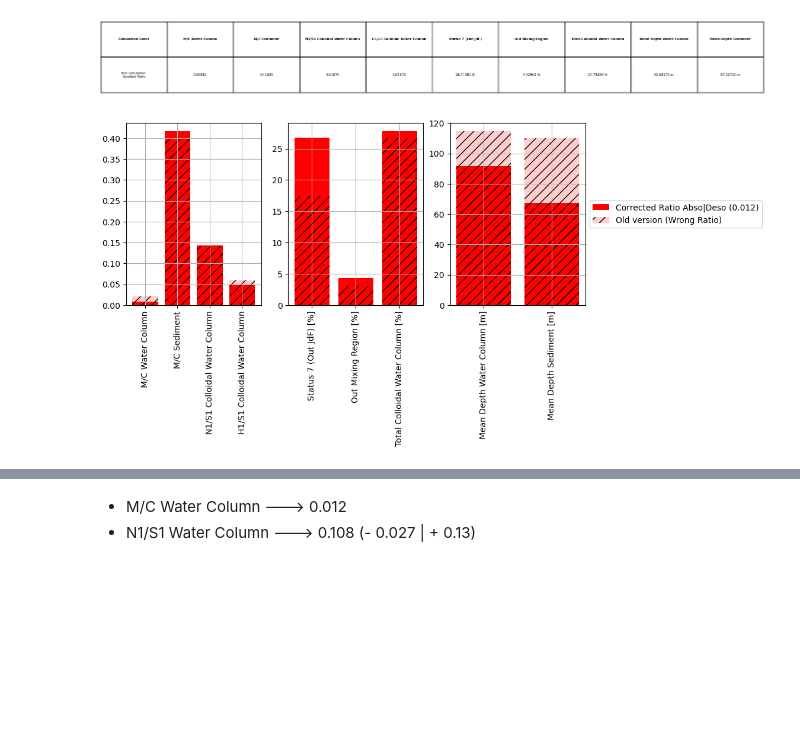
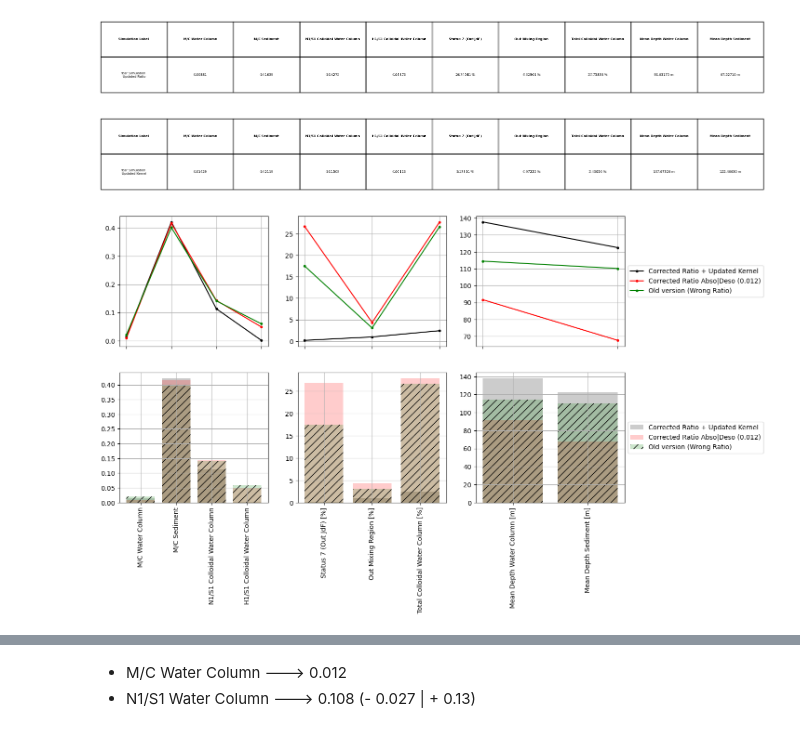
Before and after one commit to SalishSeaCast/analysis-vicente, a Jupyter notebook: Ocean_Parcels/PBDE_simulations/Metrics_Calculations.ipynb, the cells around one changed output, grey strips where cells are left out. Saved outputs shown, nothing was run; the diff lists cells and outputs as text; code cells hidden in the pictures; blank space fills up the shorter version.

Commit message:
updated kernel run

```diff
--- a/Ocean_Parcels/PBDE_simulations/Metrics_Calculations.ipynb
+++ b/Ocean_Parcels/PBDE_simulations/Metrics_Calculations.ipynb
@@ -14,6 +14,7 @@ Simulation File
 # %%
 filename0 = '/home/vvalenzuela/MOAD/Ocean_Parcels/results/Simulations_runs/PBDE_particles_for_0112022_run_365_days_no_buried_tau_crit_1e-2_upwards_testing.zarr'
 filename1 = '/home/vvalenzuela/MOAD/Ocean_Parcels/results/Simulations_runs/PBDE_particles_for_0112022_run_365_days_updated_ratio_year_simulation.zarr'
+filename2 = '/home/vvalenzuela/MOAD/Ocean_Parcels/results/Simulations_runs/PBDE_particles_for_0112022_run_365_days_kernel_updated.zarr'
 # %%
 data0 = Calculations_Functions.proportions_from_filename(filename0)
 data1 = Calculations_Functions.proportions_from_filename(filename1)
@@ -25,20 +27,48 @@ tabla0 = Calculations_Functions.metrics_table(filename0, title = 'Year Simulatio
 tabla1 = Calculations_Functions.metrics_table(filename1, title = 'Year Simulation \n Updated Ratio')
 # %% [output]
 [figure]
+# %%
+tabla2 = Calculations_Functions.metrics_table(filename2, title = 'Year Simulation \n Updated Kernel')
+# %% [output]
+[figure, added]
 # %%
-fig, ax = plt.subplots(1,3,figsize = (10,4))
-ax[0].bar(tabla1.columns[1:5], tabla1.loc[0].values[1:5],color = 'r', label = 'Corrected Ratio Abso|Deso (0.012)')
-ax[0].bar(tabla0.columns[1:5], tabla0.loc[0].values[1:5],color = 'r', hatch = '//', alpha = .2, label = 'Old version (Wrong Ratio)')
+fig, ax = plt.subplots(2,3,figsize = (14,8))
 #
-ax[1].bar(tabla1.columns[5:8], tabla1.loc[0].values[5:8],color = 'r', label = 'Corrected Ratio Abso|Deso (0.012)')
-ax[1].bar(tabla0.columns[5:8], tabla0.loc[0].values[5:8],color = 'r', hatch = '//', alpha = .2, label = 'Old version (Wrong Ratio)')
+ax[0,0].plot(tabla2.columns[1:5], tabla2.loc[0].values[1:5],'.-k', label = 'Corrected Ratio + Updated Kernel')
+ax[0,0].plot(tabla1.columns[1:5], tabla1.loc[0].values[1:5],'.-r', label = 'Corrected Ratio Abso|Deso (0.012)')
+ax[0,0].plot(tabla0.columns[1:5], tabla0.loc[0].values[1:5],'.-g', label = 'Old version (Wrong Ratio)')
+
 #
-ax[2].bar(tabla1.columns[8:], tabla1.loc[0].values[8:],color = 'r', label = 'Corrected Ratio Abso|Deso (0.012)')
-ax[2].bar(tabla0.columns[8:], tabla0.loc[0].values[8:],color = 'r', hatch = '//', alpha = .2, label = 'Old version (Wrong Ratio)')
+ax[0,1].plot(tabla2.columns[5:8], tabla2.loc[0].values[5:8],'.-k', label = 'Corrected Ratio + Updated Kernel')
+ax[0,1].plot(tabla1.columns[5:8], tabla1.loc[0].values[5:8], '.-r',label = 'Corrected Ratio Abso|Deso (0.012)')
+ax[0,1].plot(tabla0.columns[5:8], tabla0.loc[0].values[5:8],'.-g', label = 'Old version (Wrong Ratio)')
+
 #
-ax[2].legend(loc='center left',bbox_to_anchor=(1.0, 0.5))
-for ax_i in ax:
+ax[0,2].plot(tabla2.columns[8:], tabla2.loc[0].values[8:],'.-k', label = 'Corrected Ratio + Updated Kernel')
+ax[0,2].plot(tabla1.columns[8:], tabla1.loc[0].values[8:], '.-r',label = 'Corrected Ratio Abso|Deso (0.012)')
+ax[0,2].plot(tabla0.columns[8:], tabla0.loc[0].values[8:],'.-g', label = 'Old version (Wrong Ratio)')
+#
+ax[0,2].legend(loc='center left',bbox_to_anchor=(1.0, 0.5))
+for ax_i in ax[0]:
+    ax_i.set_xticklabels([])
+#
+ax[1,0].bar(tabla2.columns[1:5], tabla2.loc[0].values[1:5],color = 'k', alpha = .2, label = 'Corrected Ratio + Updated Kernel')
+ax[1,0].bar(tabla1.columns[1:5], tabla1.loc[0].values[1:5],color = 'r', alpha = .2, label = 'Corrected Ratio Abso|Deso (0.012)')
+ax[1,0].bar(tabla0.columns[1:5], tabla0.loc[0].values[1:5],color = 'g', hatch = '//', alpha = .2, label = 'Old version (Wrong Ratio)')
+
+#
+ax[1,1].bar(tabla2.columns[5:8], tabla2.loc[0].values[5:8],color = 'k', alpha = .2, label = 'Corrected Ratio + Updated Kernel')
+ax[1,1].bar(tabla1.columns[5:8], tabla1.loc[0].values[5:8],color = 'r', alpha = .2, label = 'Corrected Ratio Abso|Deso (0.012)')
+ax[1,1].bar(tabla0.columns[5:8], tabla0.loc[0].values[5:8],color = 'g', hatch = '//', alpha = .2, label = 'Old version (Wrong Ratio)')
+
+#
+ax[1,2].bar(tabla2.columns[8:], tabla2.loc[0].values[8:],color = 'k', alpha = .2, label = 'Corrected Ratio + Updated Kernel')
+ax[1,2].bar(tabla1.columns[8:], tabla1.loc[0].values[8:],color = 'r', alpha = .2 , label = 'Corrected Ratio Abso|Deso (0.012)')
+ax[1,2].bar(tabla0.columns[8:], tabla0.loc[0].values[8:],color = 'g', hatch = '//', alpha = .2, label = 'Old version (Wrong Ratio)')
+#
+ax[1,2].legend(loc='center left',bbox_to_anchor=(1.0, 0.5))
+for ax_i in ax.flatten():
     ax_i.tick_params(axis='x', rotation=90)
     ax_i.grid()
 # %% [output]
-[figure, old version]
+[figure, new version]
```
Also changed, not shown: parts of 2 cells of this notebook.
